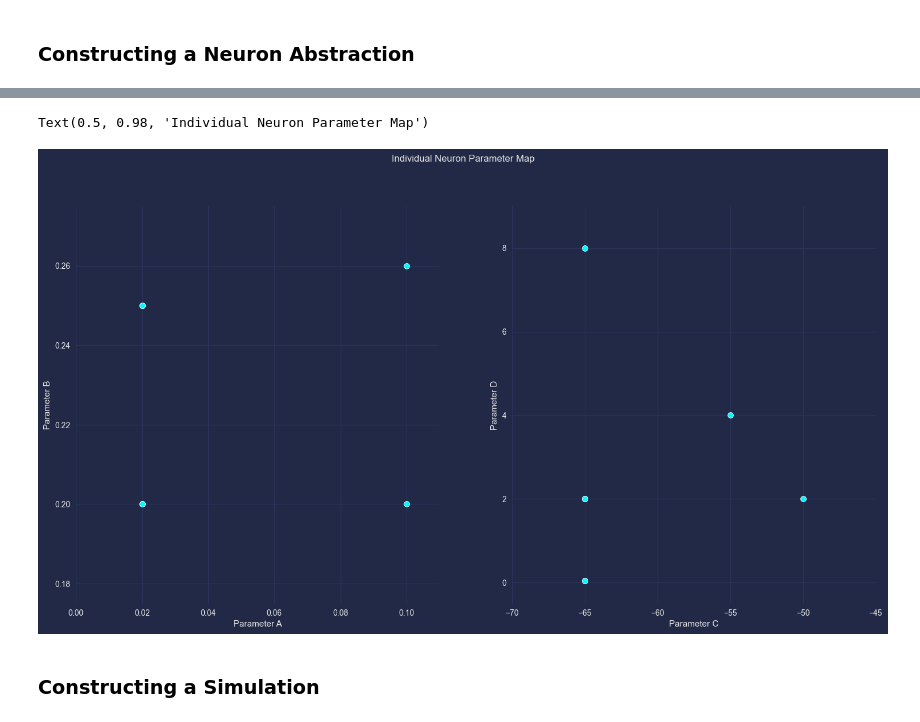
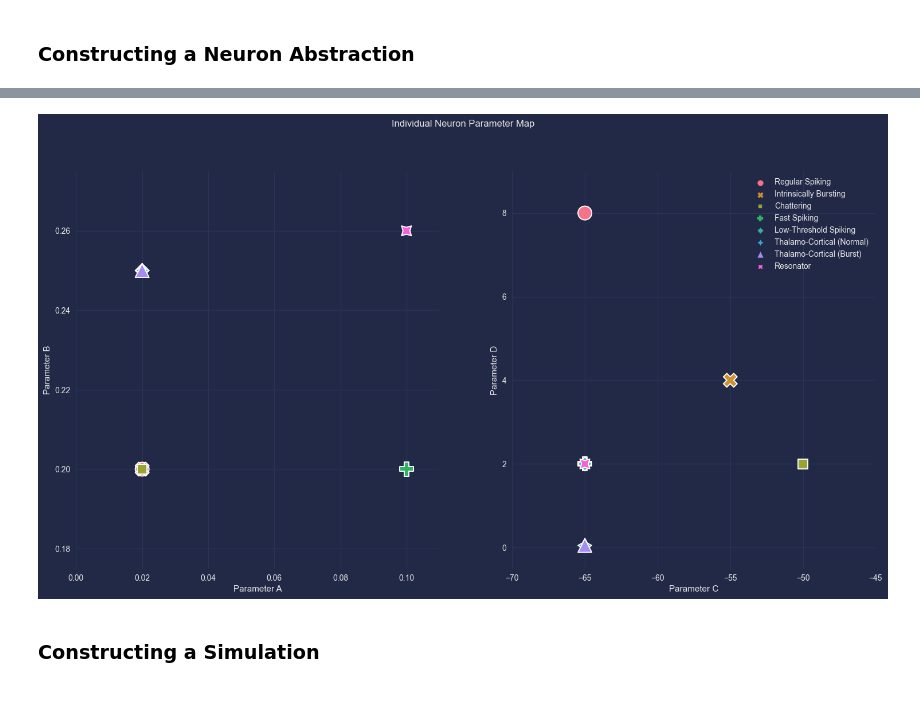
Before and after one commit to JBercich/seir-modelling, a Jupyter notebook: simpyl/studies/neuroscience/neuroscience.ipynb, the cells around one changed output, grey strips where cells are left out. Cells and saved outputs as stored; diff of their text form; code cells hidden in the pictures.

```diff
--- a/simpyl/studies/neuroscience/neuroscience.ipynb
+++ b/simpyl/studies/neuroscience/neuroscience.ipynb
@@ -126,24 +125,25 @@ NEURONS: dict[NeuronClass, Neuron] =  {
 # %%
 # Plot neuron parameters
 neuron_a = [neuron.a for neuron in NEURONS.values()]
 neuron_b = [neuron.b for neuron in NEURONS.values()]
 neuron_c = [neuron.c for neuron in NEURONS.values()]
 neuron_d = [neuron.d for neuron in NEURONS.values()]
+hue = [neuron.dclass.value[0] for neuron in NEURONS.values()]
 fig, (axes1, axes2) = plt.subplots(ncols=2)
-p1 = sns.scatterplot(x=neuron_a, y=neuron_b, ax=axes1, s=50)
+p1 = sns.scatterplot(x=neuron_a, y=neuron_b, hue=hue, style=hue, ax=axes1, s=300)
 p1.set_xlabel("Parameter A")
 p1.set_ylabel("Parameter B")
 p1.set_xlim((0, 0.11))
 p1.set_ylim((0.175, 0.275))
-p2 = sns.scatterplot(x=neuron_c, y=neuron_d, ax=axes2, s=50)
+p2 = sns.scatterplot(x=neuron_c, y=neuron_d, hue=hue, style=hue, ax=axes2, s=300)
 p2.set_xlabel("Parameter C")
 p2.set_ylabel("Parameter D")
 p2.set_xlim((-70, -45))
 p2.set_ylim((-0.5, 9))
 fig.suptitle("Individual Neuron Parameter Map")
+p1.legend().remove()
 # %% [output]
-Text(0.5, 0.98, 'Individual Neuron Parameter Map')
-[figure, old version]
+[figure, new version]
 # %% [markdown]
 ### Constructing a Simulation
 # %% [markdown]
```
Also changed, not shown: parts of 2 cells of this notebook.
